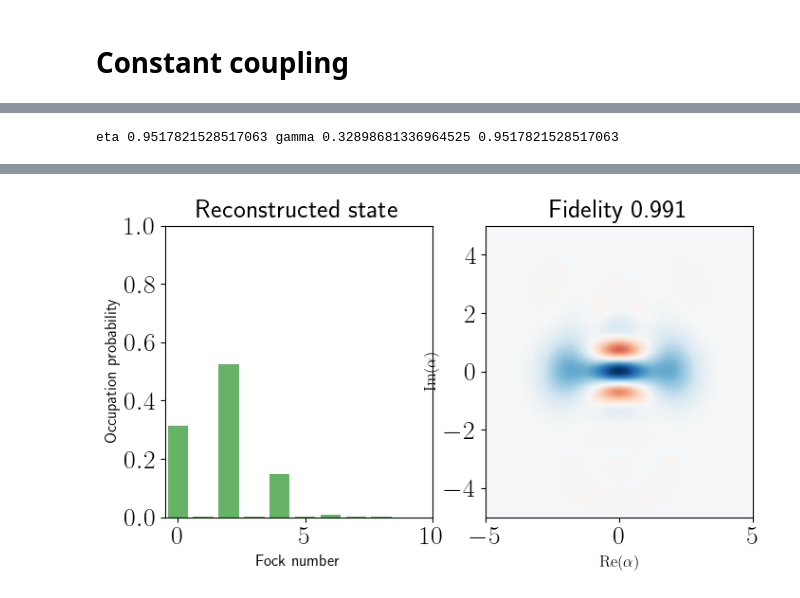
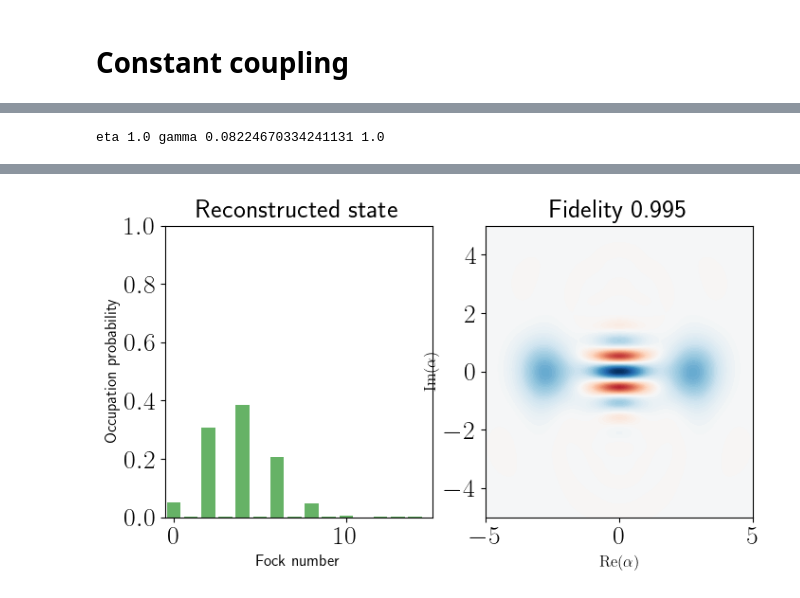
Before and after one commit to ingstra/qubitdyne, a Jupyter notebook: tomography_lossy_system_const_coupl.ipynb, the cells around one changed output, grey strips where cells are left out. Drawn from its saved outputs; the diff is of its cells as text; code cells hidden in the pictures.

```diff
--- a/tomography_lossy_system_const_coupl.ipynb
+++ b/tomography_lossy_system_const_coupl.ipynb
@@ -12,7 +12,7 @@ import cvxpy as cp
 import time
 from joblib import Parallel, delayed
 # %%
-N=10
+N=15
 
 idc = qeye(N)
 ida = qeye(2)
@@ -33,7 +33,7 @@ proj1 = tensor(idc, basis(2,1).proj())
 initial_cavity = coherent(N, 1j*1)
 
 
-alpha = 1.41
+alpha = 2
 initial_cavity = (coherent(N, alpha) + coherent(N,-alpha)).unit()
 
 #initial_cavity = fock(N, 3)
@@ -136,11 +136,11 @@ def get_measurements_hist_Nmeas_const(rotangl, theta, kappa, n_init):
     return hist
 # %%
 # homodyne setting for measurement operators
-nangles = 10
+nangles = 15
 thetas = np.linspace(0,np.pi, nangles) # list of all angles
 
 # histogram parameters
-Nbins = 30 # number of histogram bins
+Nbins = 40 # number of histogram bins
 k = 5  # bin edge limit
 dx =  2*k/Nbins # bin width
 
@@ -211,9 +211,9 @@ def B(n,k, eta):
 # %%
 #### EXTERNAL LOSS RATE KAPPA ###########
-kappa = 0.005
+kappa = 0.00 # <=> T1 = 200 µs
 
 ##### EFFECTIVE INTERACTION STRENGTH
-theta_int = 0.2*np.pi/2
+theta_int = 0.1*np.pi/2
 
 gamma = theta_int**2/dt
 gamma_effective = gamma/factor
@@ -230,7 +230,7 @@ else:
 
 print("eta", eta, 'gamma', gamma,gamma_effective/(gamma_effective + kappa) )
 # %% [output]
-eta 0.9517821528517063 gamma 0.32898681336964525 0.9517821528517063
+eta 1.0 gamma 0.08224670334241131 1.0
 # %%
 %%time
 
@@ -257,7 +257,7 @@ def func(index, a):
         return np.trace(op_list[index[0]][:N,:N] @ basis_dms_cut[index[1]])
 
 A = np.zeros((len(Pis), N*N), dtype=np.complex64)
-A_p = Parallel(n_jobs=-1, verbose=0, backend="multiprocessing")(delayed(func)(idx,a) for idx, a in np.ndenumerate(A))
+A_p = Parallel(n_jobs=-1, verbose=1, backend="multiprocessing")(delayed(func)(idx,a) for idx, a in np.ndenumerate(A))
 
 A = np.reshape(A_p, (len(Pis), N*N))
 
@@ -292 +297 @@ Wall time: 45 s
-[figure, old version]
+[figure, new version]
```
Also changed, not shown: parts of 3 cells of this notebook.
